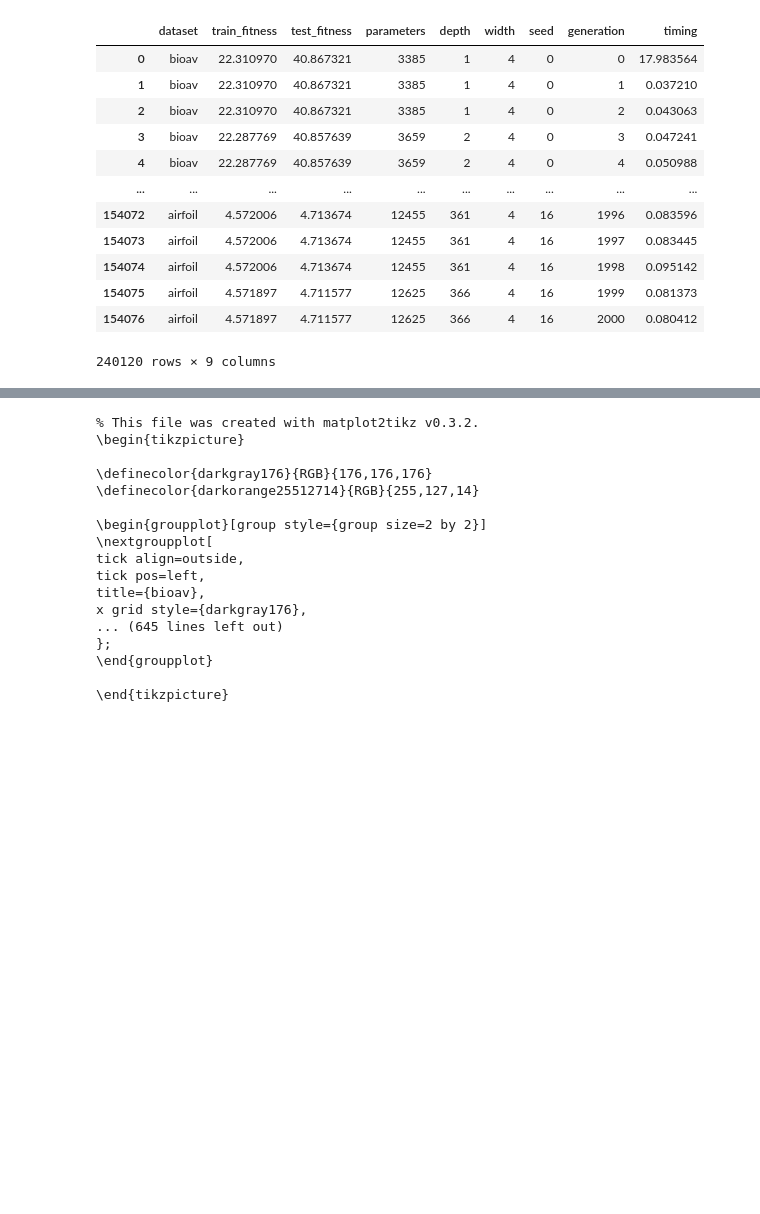
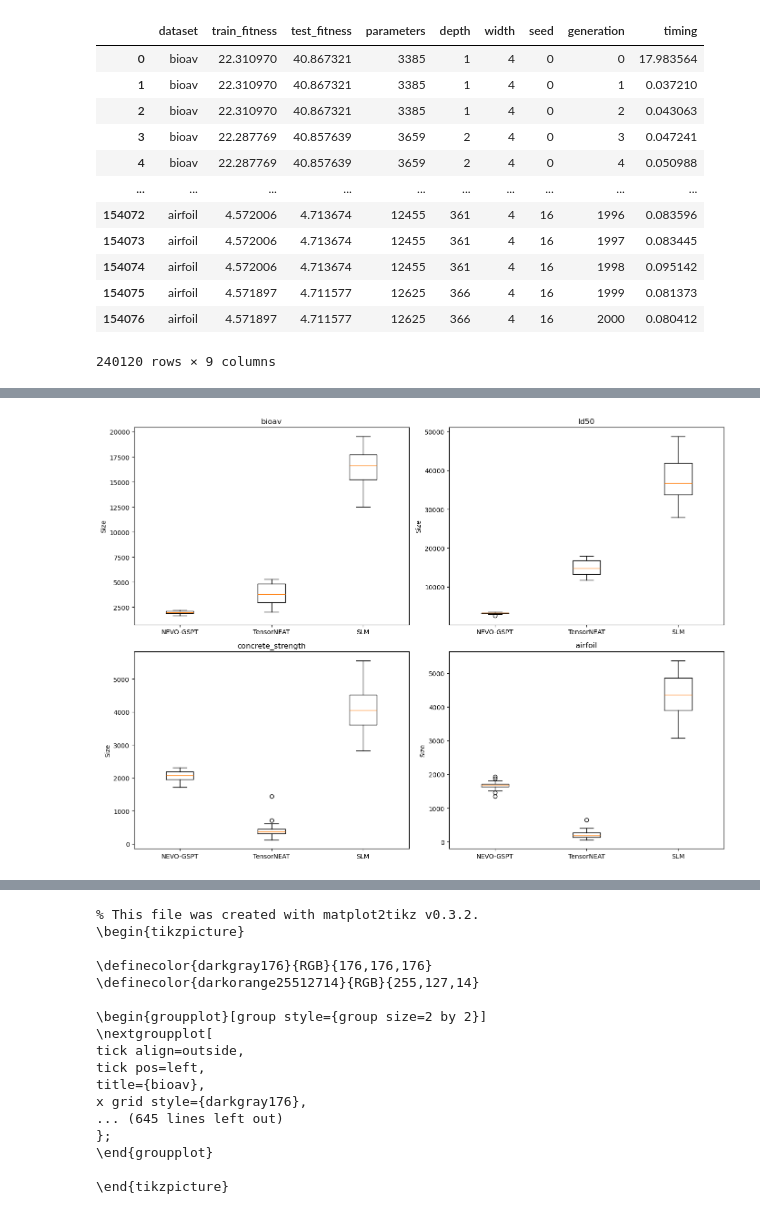
Before and after one commit to Fari98/NEVO-GSPT, a Jupyter notebook: visualizations/Paper plots.ipynb, the cells around one changed output, grey strips where cells are left out. Cells and saved outputs as stored; diff of their text form; code cells hidden in the pictures; blank space fills up the shorter version.

```diff
--- a/visualizations/Paper plots.ipynb
+++ b/visualizations/Paper plots.ipynb
@@ -69,0 +259,2 @@ array(['bioav', 'ld50', 'concrete_strength', 'airfoil'], dtype=object)
+# %%
+data_dict = results
@@ -108,0 +406,4 @@ plt.show()
+# %%
+data['connections'] = data.apply(lambda x: x.parameters - (x.depth * x.width), axis = 1)
+# %%
+data['nodes'] = data.apply(lambda x: (x.depth * x.width), axis = 1)
@@ -108,0 +435,38 @@ plt.show()
+# %%
+import matplotlib.pyplot as plt
+
+fig, axes = plt.subplots(2, 2, figsize=(14, 10))  # 2x2 grid
+axes = axes.flatten()  # Flatten to access axes with a single index
+
+for idx, dataset in enumerate(datas):
+    ax = axes[idx]  # Current subplot axis
+
+    # Filter data for the current dataset and generation
+    filtered_data = data[(data['dataset'] == dataset) &
+                        (data['generation'] == 2000)]
+
+    # Extract the specific column as 1D array
+    # nevo_values = filtered_data['depth'].values * filtered_data['width'].values
+    nevo_values = filtered_data['nodes'].values
+    # baseline_dropout_values_01 = baseline_dropout_01[baseline_dropout_01['dataset'] == dataset]['test_fitness'].values
+
+    # Extract TensorNEAT values (fix the boolean indexing)
+    tneat_values = tneat[tneat['dataset'] == dataset]['hidden_layers'].values*tneat[tneat['dataset'] == dataset]['elite_size'].values if dataset not in  ['ld50', 'bioav'] \
+                    else tneat[tneat['dataset'] == dataset]['elite_size'].values*tneat[tneat['dataset'] == dataset]['elite_length'].values
+
+    slm_values = slm_complete[slm_complete['dataset'] == dataset]['n_neurons_added_sum'].values + slm_complete[slm_complete['dataset'] == dataset]['parameters'].values
+
+    # Prepare data for boxplot (each element should be a 1D array)
+    # if tneat_values is not None and len(tneat_values) > 0:
+    grouped = [nevo_values, tneat_values, slm_values]
+    labels = ['NEVO-GSPT',  'TensorNEAT', 'SLM']
+
+
+    ax.boxplot(grouped, labels=labels)
+    ax.set_title(dataset)
+    ax.set_ylabel('Size')
+
+plt.tight_layout()
+plt.show()
+# %% [output]
+[figure, added]
```
Also changed, not shown: parts of 40 cells of this notebook, 26 other files.
